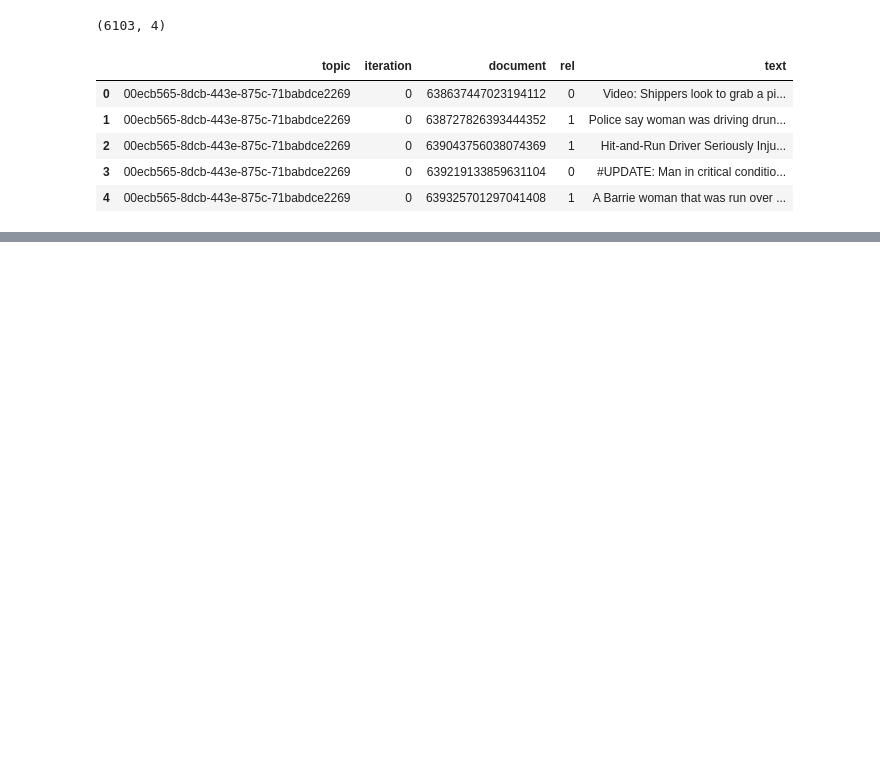
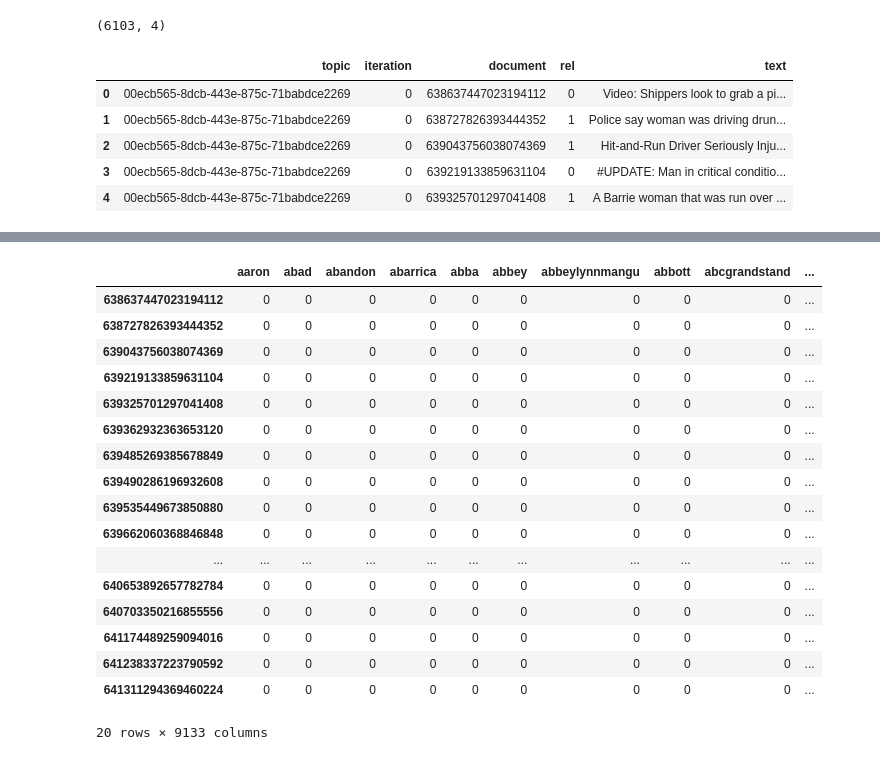
Before and after one commit to Dustyik/IR-tweets---disaster-, a Jupyter notebook: Project.ipynb, the cells around one changed output, grey strips where cells are left out. Cells and saved outputs as stored; diff of their text form; code cells hidden in the pictures; blank space fills up the shorter version.

```diff
--- a/Project.ipynb
+++ b/Project.ipynb
@@ -99,0 +108,40 @@ data.head(10)
+# %%
+'''
+CBOW tries to predict a word on the basis of its neighbors, while Skip Gram tries to predict the neighbors of a word.
+
+In simpler words, CBOW tends to find the probability of a word occurring in a context. So, it generalizes over all the different contexts in which a word can be used. Whereas SkipGram tends to study different contexts separately. Skip Gram needs more data to be trained contains more knowledge about the context.
+'''
+
+from sklearn.feature_extraction.text import CountVectorizer
+
+query = 'VIDEO:Good Samaritans Stop Alleged Hit-and-Run Driver in Miami'
+query_id = '00ecb565-8dcb-443e-875c-71babdce2269'
+
+vec = CountVectorizer()
+# term_doc = vec.fit_transform([query]+list(data.clean_text))
+# ind = ['query'] + list(data.document)
+# td_df = pd.DataFrame(term_doc.toarray(), columns=vec.get_feature_names(), index=ind)
+term_doc = vec.fit_transform(list(data.clean_text))
+ind = ['query'] + list(data.document)
+td_df = pd.DataFrame(term_doc.toarray(), columns=vec.get_feature_names(), index=list(data.document))
+
+td_df.head(20)
+# %% [output]
+|  | aaron | abad | abandon | abarrica | abba | abbey | abbeylynnmangu | abbott | abcgrandstand | ... |
+| 638637447023194112 | 0 | 0 | 0 | 0 | 0 | 0 | 0 | 0 | 0 | ... |
+| 638727826393444352 | 0 | 0 | 0 | 0 | 0 | 0 | 0 | 0 | 0 | ... |
+| 639043756038074369 | 0 | 0 | 0 | 0 | 0 | 0 | 0 | 0 | 0 | ... |
+| 639219133859631104 | 0 | 0 | 0 | 0 | 0 | 0 | 0 | 0 | 0 | ... |
+| 639325701297041408 | 0 | 0 | 0 | 0 | 0 | 0 | 0 | 0 | 0 | ... |
+| 639362932363653120 | 0 | 0 | 0 | 0 | 0 | 0 | 0 | 0 | 0 | ... |
+| 639485269385678849 | 0 | 0 | 0 | 0 | 0 | 0 | 0 | 0 | 0 | ... |
+| 639490286196932608 | 0 | 0 | 0 | 0 | 0 | 0 | 0 | 0 | 0 | ... |
+| 639535449673850880 | 0 | 0 | 0 | 0 | 0 | 0 | 0 | 0 | 0 | ... |
+| 639662060368846848 | 0 | 0 | 0 | 0 | 0 | 0 | 0 | 0 | 0 | ... |
+| ... | ... | ... | ... | ... | ... | ... | ... | ... | ... | ... |
+| 640653892657782784 | 0 | 0 | 0 | 0 | 0 | 0 | 0 | 0 | 0 | ... |
+| 640703350216855556 | 0 | 0 | 0 | 0 | 0 | 0 | 0 | 0 | 0 | ... |
+| 641174489259094016 | 0 | 0 | 0 | 0 | 0 | 0 | 0 | 0 | 0 | ... |
+| 641238337223790592 | 0 | 0 | 0 | 0 | 0 | 0 | 0 | 0 | 0 | ... |
+| 641311294369460224 | 0 | 0 | 0 | 0 | 0 | 0 | 0 | 0 | 0 | ... |
+20 rows × 9133 columns
```
Also changed, not shown: parts of 7 cells of this notebook, 3 other files.
